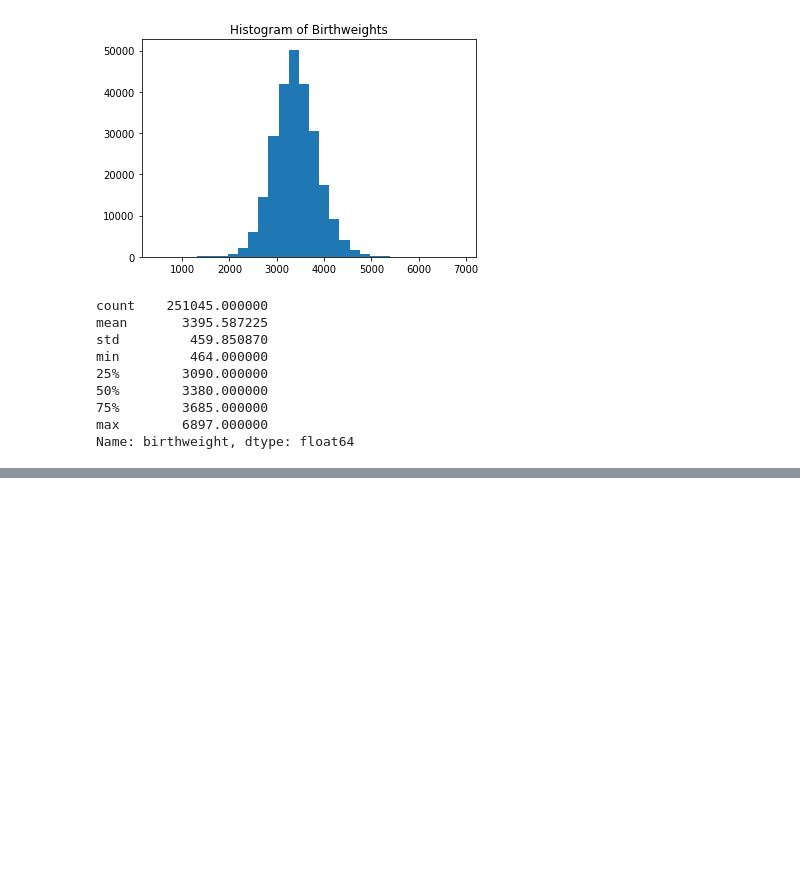
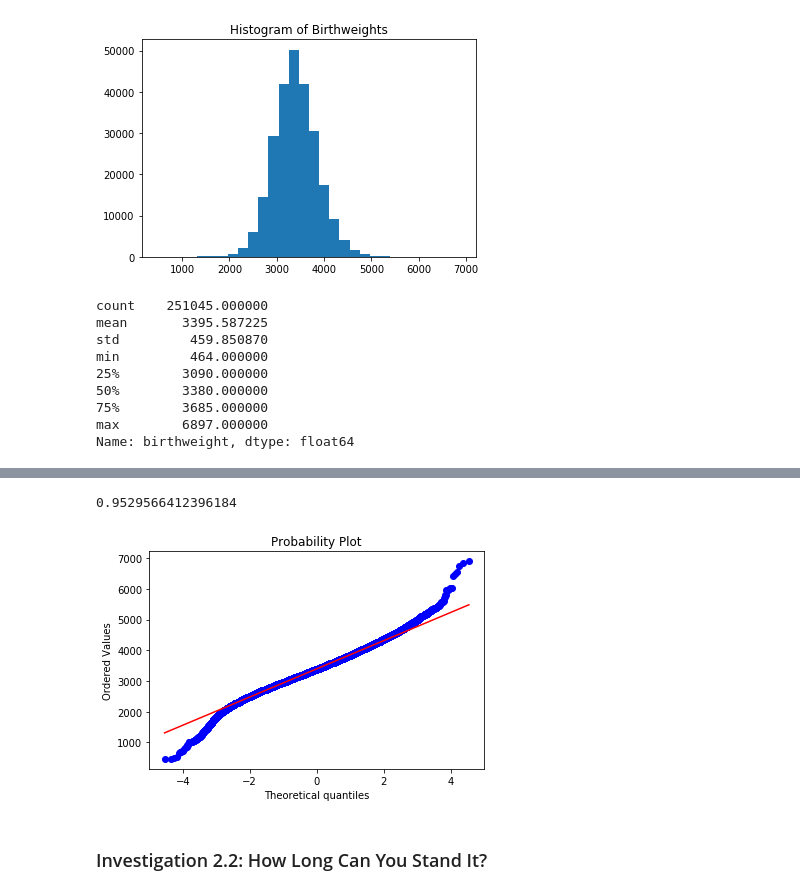
Before and after one commit to gredellm/python-intro-stats-sp, a Jupyter notebook: ISCAM Descriptive Statistics.ipynb, the cells around one changed output, grey strips where cells are left out. Saved outputs shown, nothing was run; the diff lists cells and outputs as text; code cells hidden in the pictures; blank space fills up the shorter version.

```diff
--- a/ISCAM Descriptive Statistics.ipynb
+++ b/ISCAM Descriptive Statistics.ipynb
@@ -119,0 +128,22 @@ xmax
+# %%
+# Verify that approximately 95% of the birthweights fall within two standard deviations of
+# the mean
+xbar = bw_clean2.birthweight.mean()
+s = bw_clean2.birthweight.std()
+within2sd = bw_clean2[(bw_clean2['birthweight'] > (xbar - 2*s)) & (bw_clean2['birthweight'] < (xbar + 2*s))]
+len(within2sd) / len(bw_clean2.birthweight)
+# %% [output]
+0.9529566412396184
+# %%
+# Create a normal probability plot for the birthweights to assess normality
+
+# Use probplot from scipy.stats  to do this with a variety of distributions;
+# default is normal
+from scipy.stats import probplot
+import pylab
+
+probplot(bw_clean2.birthweight, dist = 'norm', plot = pylab);
+# %% [output]
+[figure, added]
+# %% [markdown]
+### Investigation 2.2: How Long Can You Stand It?
```
Also changed, not shown: parts of 22 cells of this notebook, 3 other files.
